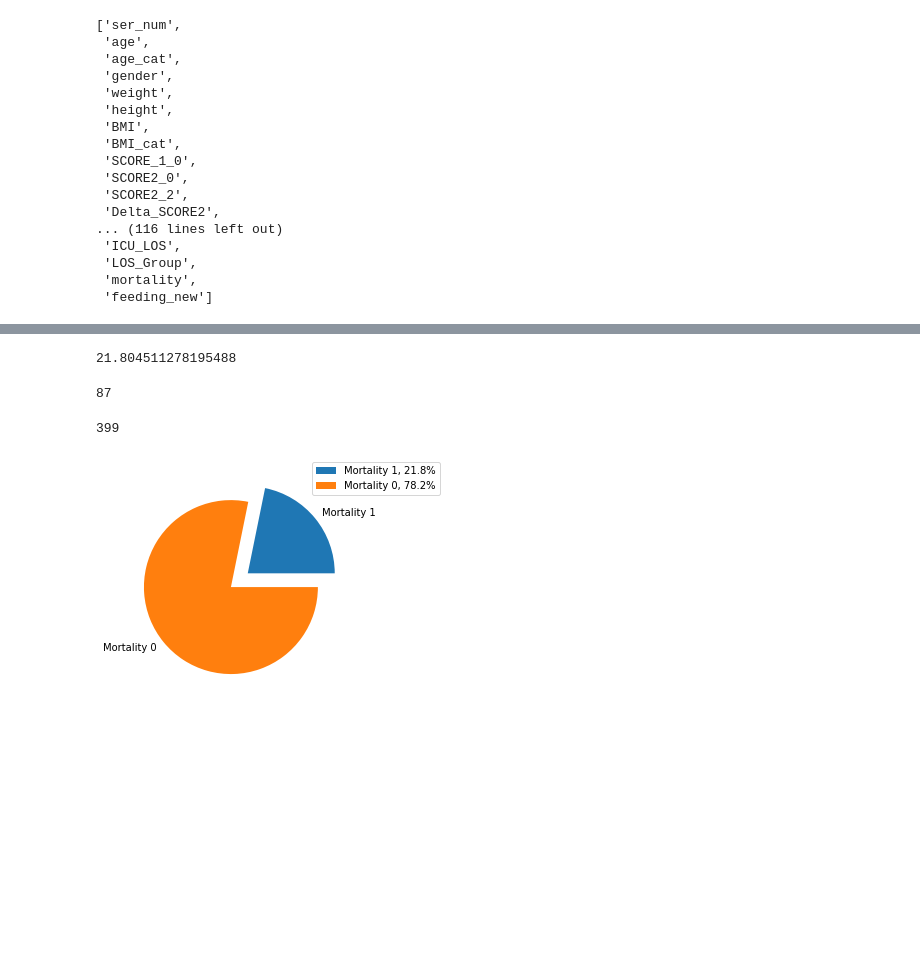
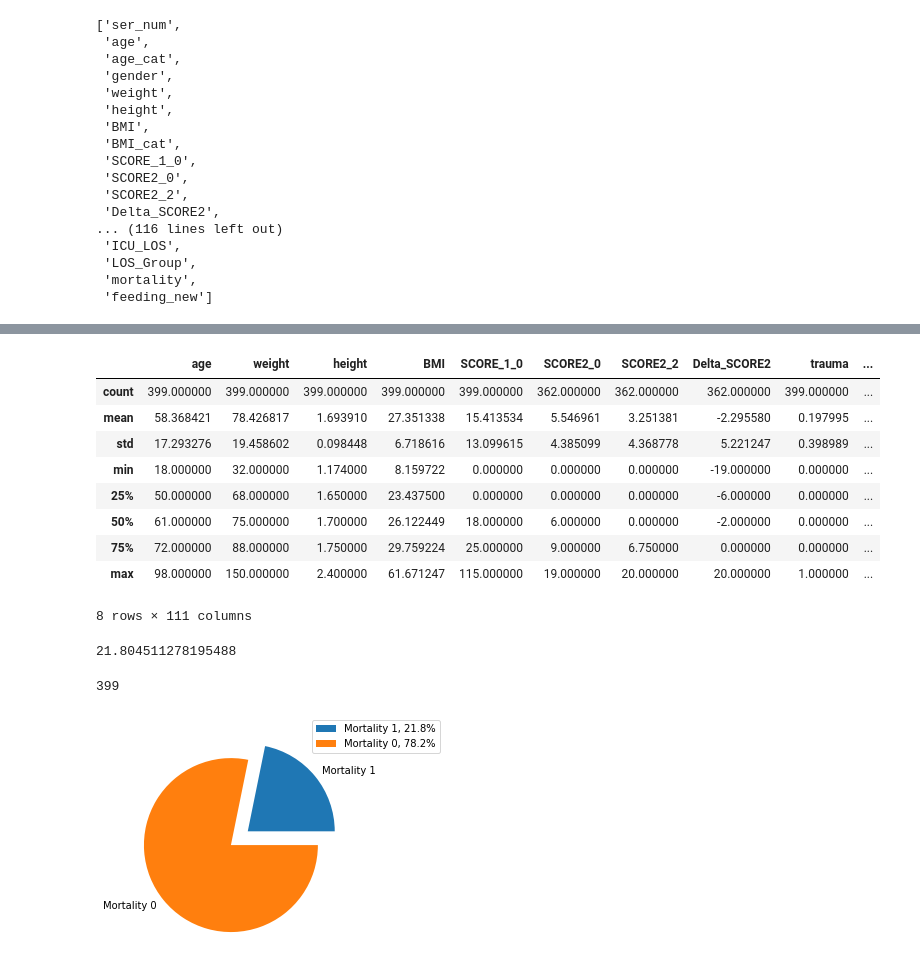
Before and after one commit to Shaked-g/FinalProject, a Jupyter notebook: Final Project.ipynb, the cells around one changed output, grey strips where cells are left out. Drawn from its saved outputs; the diff is of its cells as text; code cells hidden in the pictures; blank space fills up the shorter version.

```diff
--- a/Final Project.ipynb
+++ b/Final Project.ipynb
@@ -117,3 +84,17 @@ data.describe()
+# %%
+data = data.drop(['ser_num'], axis = 1)
+data.describe()
+# %% [output]
+|  | age | weight | height | BMI | SCORE_1_0 | SCORE2_0 | SCORE2_2 | Delta_SCORE2 | trauma | ... |
+| count | 399.000000 | 399.000000 | 399.000000 | 399.000000 | 399.000000 | 362.000000 | 362.000000 | 362.000000 | 399.000000 | ... |
+| mean | 58.368421 | 78.426817 | 1.693910 | 27.351338 | 15.413534 | 5.546961 | 3.251381 | -2.295580 | 0.197995 | ... |
+| std | 17.293276 | 19.458602 | 0.098448 | 6.718616 | 13.099615 | 4.385099 | 4.368778 | 5.221247 | 0.398989 | ... |
+| min | 18.000000 | 32.000000 | 1.174000 | 8.159722 | 0.000000 | 0.000000 | 0.000000 | -19.000000 | 0.000000 | ... |
+| 25% | 50.000000 | 68.000000 | 1.650000 | 23.437500 | 0.000000 | 0.000000 | 0.000000 | -6.000000 | 0.000000 | ... |
+| 50% | 61.000000 | 75.000000 | 1.700000 | 26.122449 | 18.000000 | 6.000000 | 0.000000 | -2.000000 | 0.000000 | ... |
+| 75% | 72.000000 | 88.000000 | 1.750000 | 29.759224 | 25.000000 | 9.000000 | 6.750000 | 0.000000 | 0.000000 | ... |
+| max | 98.000000 | 150.000000 | 2.400000 | 61.671247 | 115.000000 | 19.000000 | 20.000000 | 20.000000 | 1.000000 | ... |
+8 rows × 111 columns
 # %%
  mortality_0 = data[data["mortality"] == 0]
  mortality_1 = data[data["mortality"] == 1]
@@ -127,11 +108,8 @@ mortality_0_count_percentage = (mortality_0_count)/total_mortality*100
 
 print((mortality_1_count)/total_mortality*100)
 mortality_1_count
+total_mortality
 # %% [output]
 21.804511278195488
-87
+399
-# %%
-total_mortality
-# %% [output]
-399
 # %%
```
Also changed, not shown: parts of 15 cells of this notebook.
